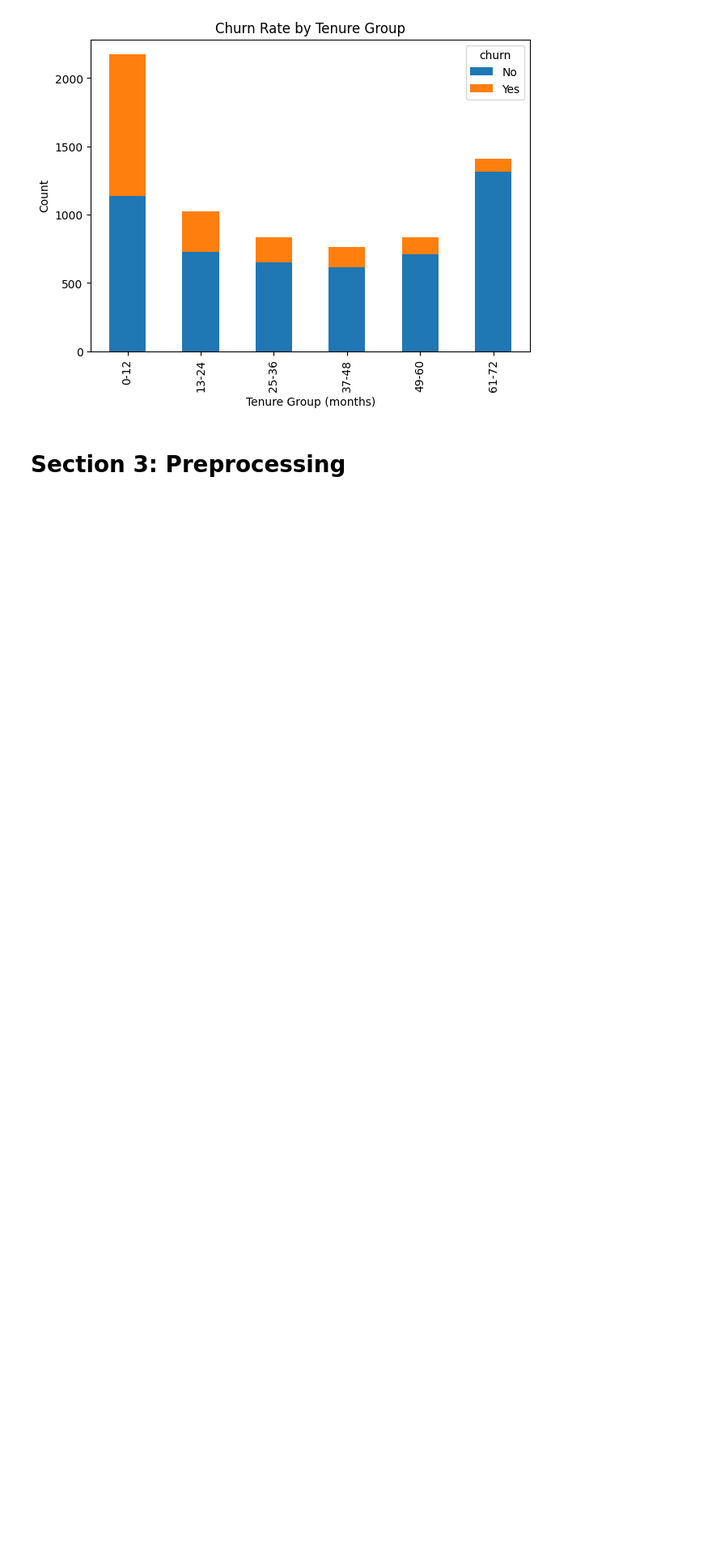
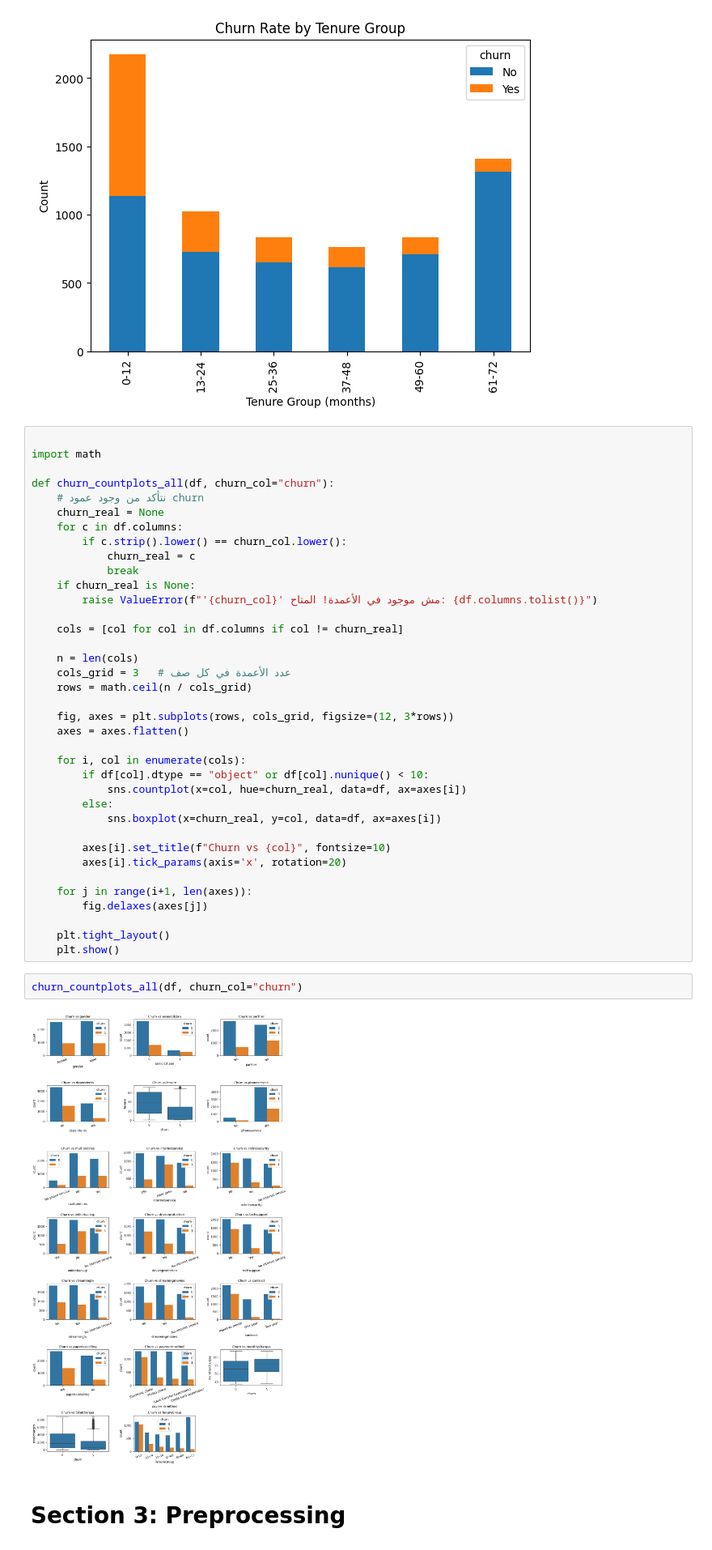
Before and after one commit to faris-alsherif/Customer-Churn-Prediction, a Jupyter notebook: Project_Customer_Churn_Prediction.ipynb, the cells around one changed output. Shown at 81% size. Cells and saved outputs as stored; diff of their text form; blank space fills up the shorter version.

```diff
--- a/Project_Customer_Churn_Prediction.ipynb
+++ b/Project_Customer_Churn_Prediction.ipynb
@@ -580,6 +580,47 @@ plt.ylabel("Count")
 plt.show()
 # %% [output]
 [figure]
+# %%
+
+import math
+
+def churn_countplots_all(df, churn_col="churn"):
+    # نتأكد من وجود عمود churn
+    churn_real = None
+    for c in df.columns:
+        if c.strip().lower() == churn_col.lower():
+            churn_real = c
+            break
+    if churn_real is None:
+        raise ValueError(f"'{churn_col}' مش موجود في الأعمدة! المتاح: {df.columns.tolist()}")
+
+    cols = [col for col in df.columns if col != churn_real]
+
+    n = len(cols)
+    cols_grid = 3   # عدد الأعمدة في كل صف
+    rows = math.ceil(n / cols_grid)
+
+    fig, axes = plt.subplots(rows, cols_grid, figsize=(12, 3*rows))
+    axes = axes.flatten()
+
+    for i, col in enumerate(cols):
+        if df[col].dtype == "object" or df[col].nunique() < 10:
+            sns.countplot(x=col, hue=churn_real, data=df, ax=axes[i])
+        else:
+            sns.boxplot(x=churn_real, y=col, data=df, ax=axes[i])
+
+        axes[i].set_title(f"Churn vs {col}", fontsize=10)
+        axes[i].tick_params(axis='x', rotation=20)
+
+    for j in range(i+1, len(axes)):
+        fig.delaxes(axes[j])
+
+    plt.tight_layout()
+    plt.show()
+# %%
+churn_countplots_all(df, churn_col="churn")
+# %% [output]
+[figure, added]
 # %% [markdown]
 <h1>Section 3: Preprocessing</h1>
 # %%
```
Also changed, not shown: parts of 1 cell of this notebook.
